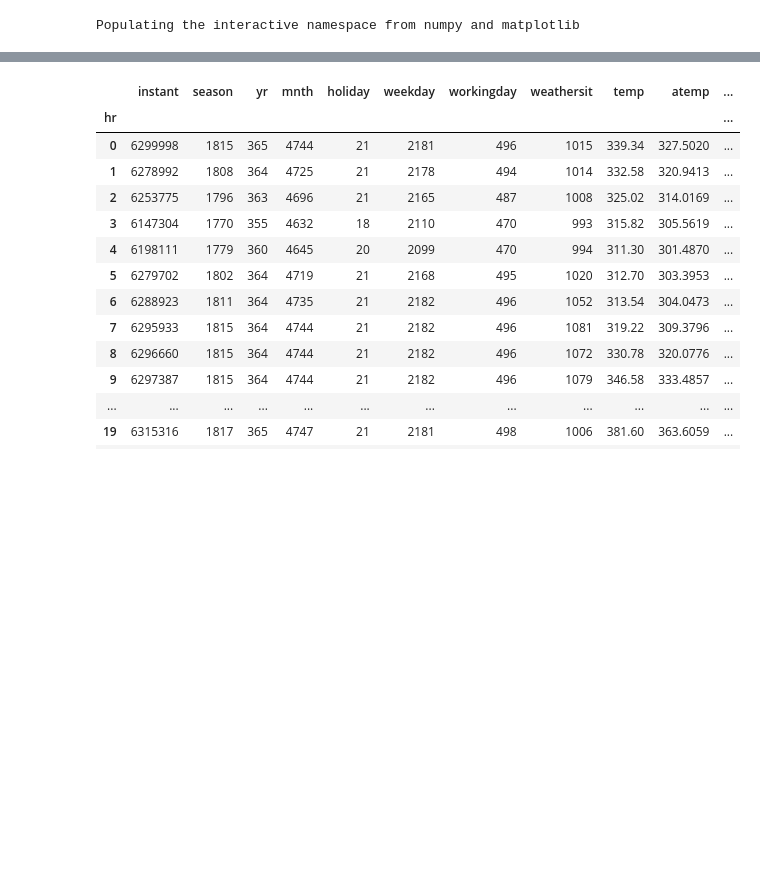
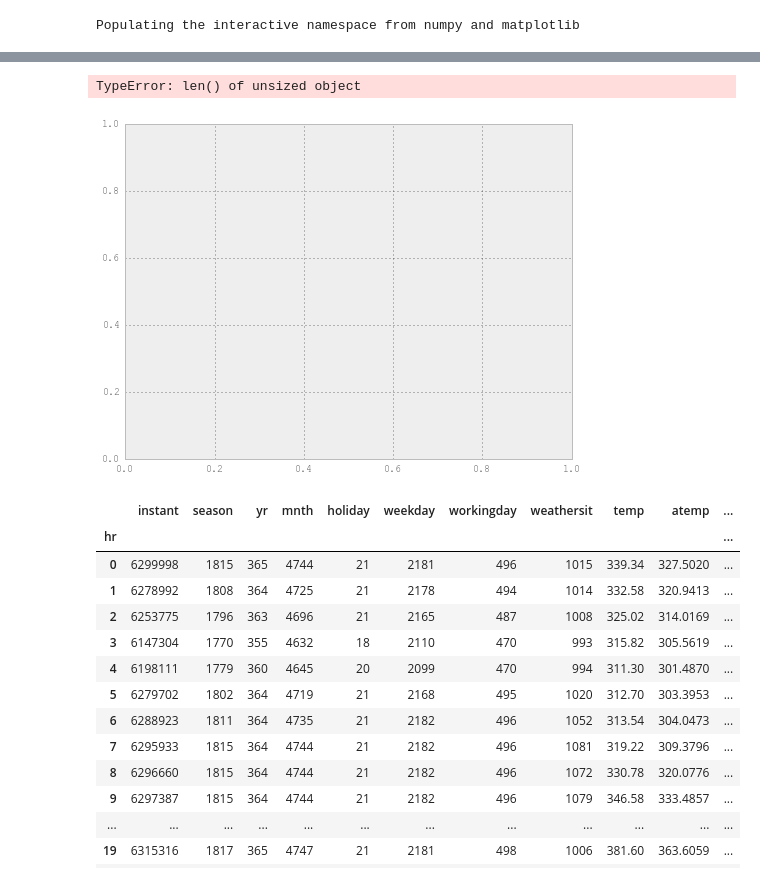
Before and after one commit to ldavis3232/GA_Class, a Jupyter notebook: Project_1.ipynb, the cells around one changed output, grey strips where cells are left out. Cells and saved outputs as stored; diff of their text form; code cells hidden in the pictures; blank space fills up the shorter version.

```diff
--- a/Project_1.ipynb
+++ b/Project_1.ipynb
@@ -117,3 +113,19 @@ BikeHrGroup.describe()
+# %%
+
+data_cleaned_up = pd.DataFrame(data)
+data_2= data['Age'].dropna()
+data_3 = data_cleaned_up['Age']
+data_4 = list(set(data_3))
+##for x in data_4:
+       ##print x
+##print len(data_4)
+        ##print x, list(data_3[x].unique())
+
+
+plt.plot(data.Age, data.registered, '.')
+# %% [output]
+TypeError: len() of unsized object
+[figure, added]
 # %%
 # used the GroupBy function to aggregrate sums of hourly group.
 BikeHrGroup.sum()
```
Also changed, not shown: parts of 7 cells of this notebook, 7 other files.
